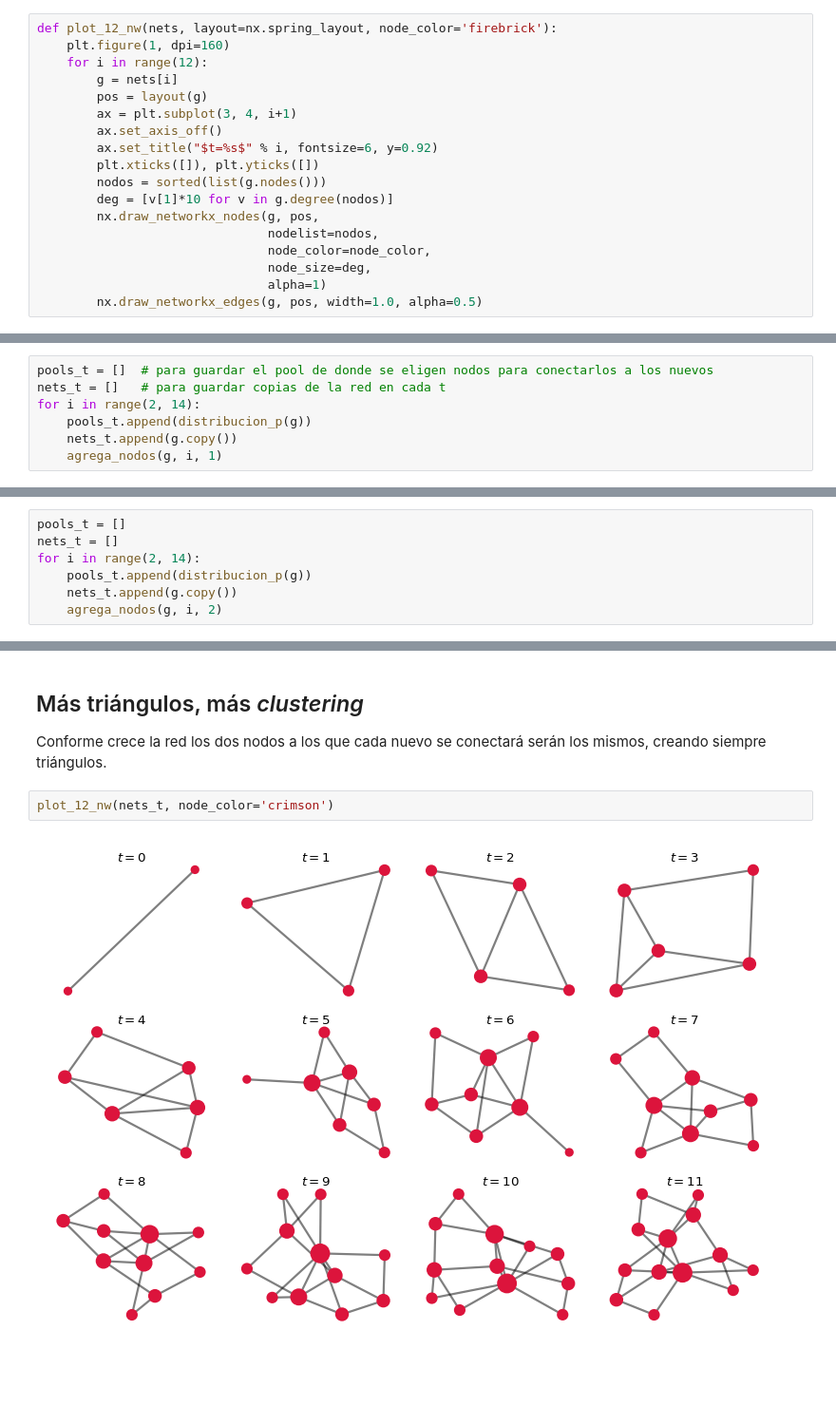
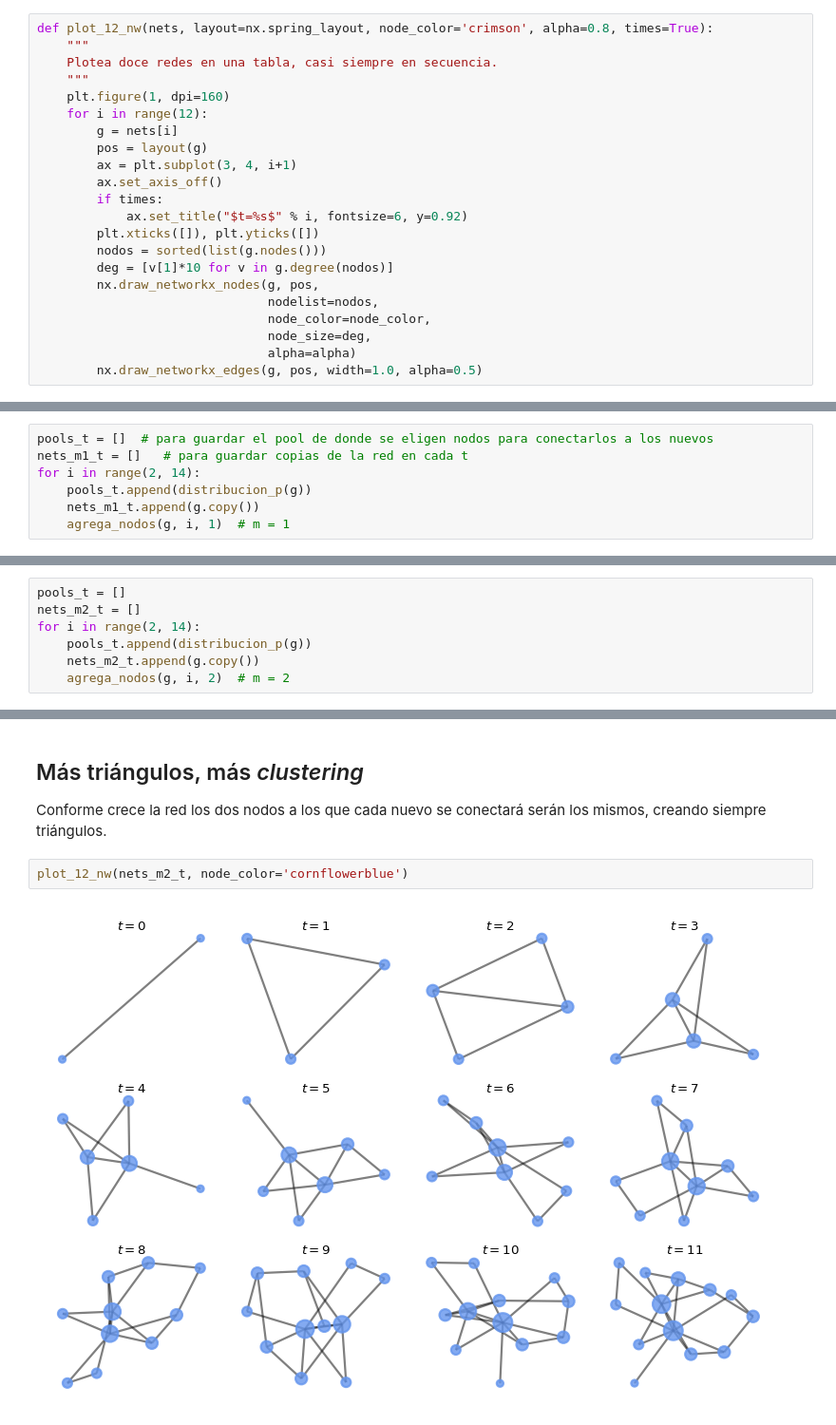
Before and after one commit to rgarcia-herrera/complejidad, a Jupyter notebook: redes/Modelo Barabási-Albert.ipynb, the cells around one changed output, grey strips where cells are left out. Shown at 95% size. Cells and saved outputs as stored; diff of their text form; blank space fills up the shorter version.

```diff
--- a/redes/Modelo Barabási-Albert.ipynb
+++ b/redes/Modelo Barabási-Albert.ipynb
@@ -33,14 +42,18 @@ def agrega_nodos(h, i, m):
     for t in targets:
         h.add_edge(i, t)
 # %%
-def plot_12_nw(nets, layout=nx.spring_layout, node_color='firebrick'):
+def plot_12_nw(nets, layout=nx.spring_layout, node_color='crimson', alpha=0.8, times=True):
+    """
+    Plotea doce redes en una tabla, casi siempre en secuencia.
+    """
     plt.figure(1, dpi=160)
     for i in range(12):
         g = nets[i]
         pos = layout(g)
         ax = plt.subplot(3, 4, i+1)
         ax.set_axis_off()
-        ax.set_title("$t=%s$" % i, fontsize=6, y=0.92)
+        if times:
+            ax.set_title("$t=%s$" % i, fontsize=6, y=0.92)
         plt.xticks([]), plt.yticks([])
         nodos = sorted(list(g.nodes()))
         deg = [v[1]*10 for v in g.degree(nodos)]
@@ -48,7 +61,7 @@ def plot_12_nw(nets, layout=nx.spring_layout, node_color='firebrick'):
                                nodelist=nodos,
                                node_color=node_color,
                                node_size=deg,
-                               alpha=1)
+                               alpha=alpha)
         nx.draw_networkx_edges(g, pos, width=1.0, alpha=0.5)
 # %% [markdown]
 # Condiciones Iniciales: $m_{0}=2, m=1$
@@ -59,11 +72,11 @@ g.add_node(1)
 g.add_edge(0, 1)
 # %%
 pools_t = []  # para guardar el pool de donde se eligen nodos para conectarlos a los nuevos
-nets_t = []   # para guardar copias de la red en cada t
+nets_m1_t = []   # para guardar copias de la red en cada t
 for i in range(2, 14):
     pools_t.append(distribucion_p(g))
-    nets_t.append(g.copy())
-    agrega_nodos(g, i, 1)
+    nets_m1_t.append(g.copy())
+    agrega_nodos(g, i, 1)  # m = 1
 # %% [markdown]
 ## Probabilidades al agregar nodos
 
@@ -110,11 +123,11 @@ g.add_node(1)
 g.add_edge(0, 1)
 # %%
 pools_t = []
-nets_t = []
+nets_m2_t = []
 for i in range(2, 14):
     pools_t.append(distribucion_p(g))
-    nets_t.append(g.copy())
-    agrega_nodos(g, i, 2)
+    nets_m2_t.append(g.copy())
+    agrega_nodos(g, i, 2)  # m = 2
 # %% [markdown]
 ## Distribución poquito más homogenea de $p_{i}$
 # %%
@@ -132,6 +145,6 @@ for i in range(12):
 
 Conforme crece la red los dos nodos a los que cada nuevo se conectará serán los mismos, creando siempre triángulos.
 # %%
-plot_12_nw(nets_t, node_color='crimson')
+plot_12_nw(nets_m2_t, node_color='cornflowerblue')
 # %% [output]
-[figure, old version]
+[figure, new version]
```
Also changed, not shown: parts of 24 cells of this notebook.
